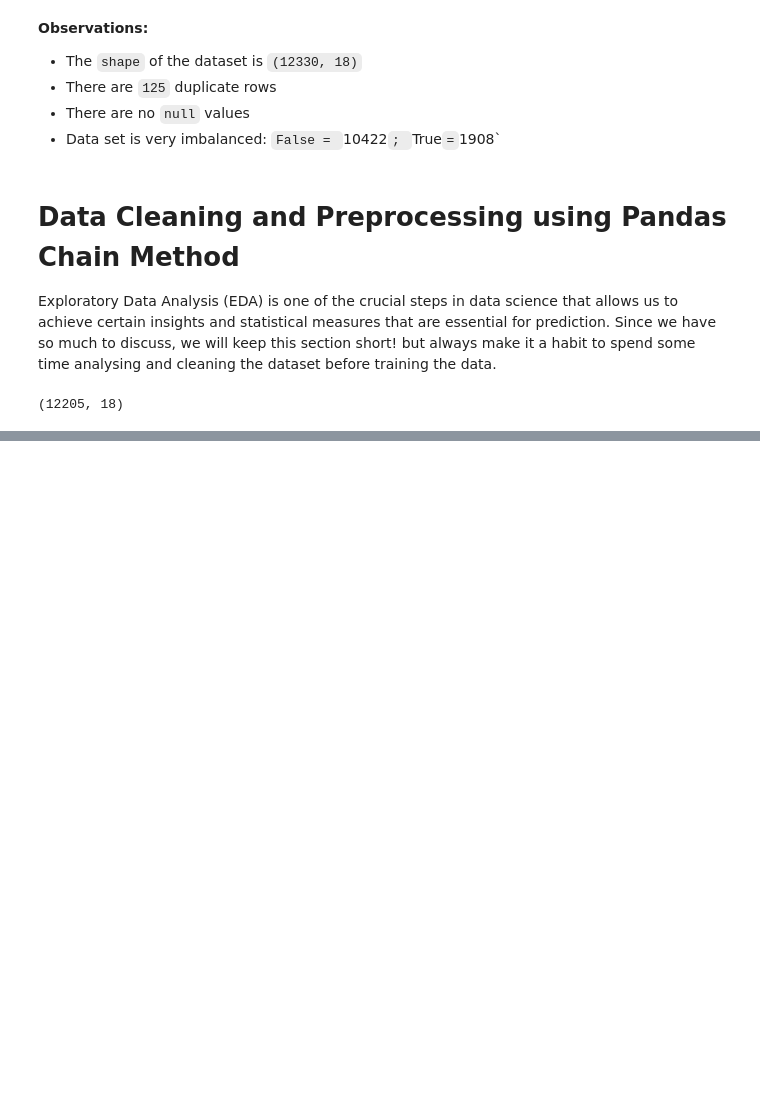
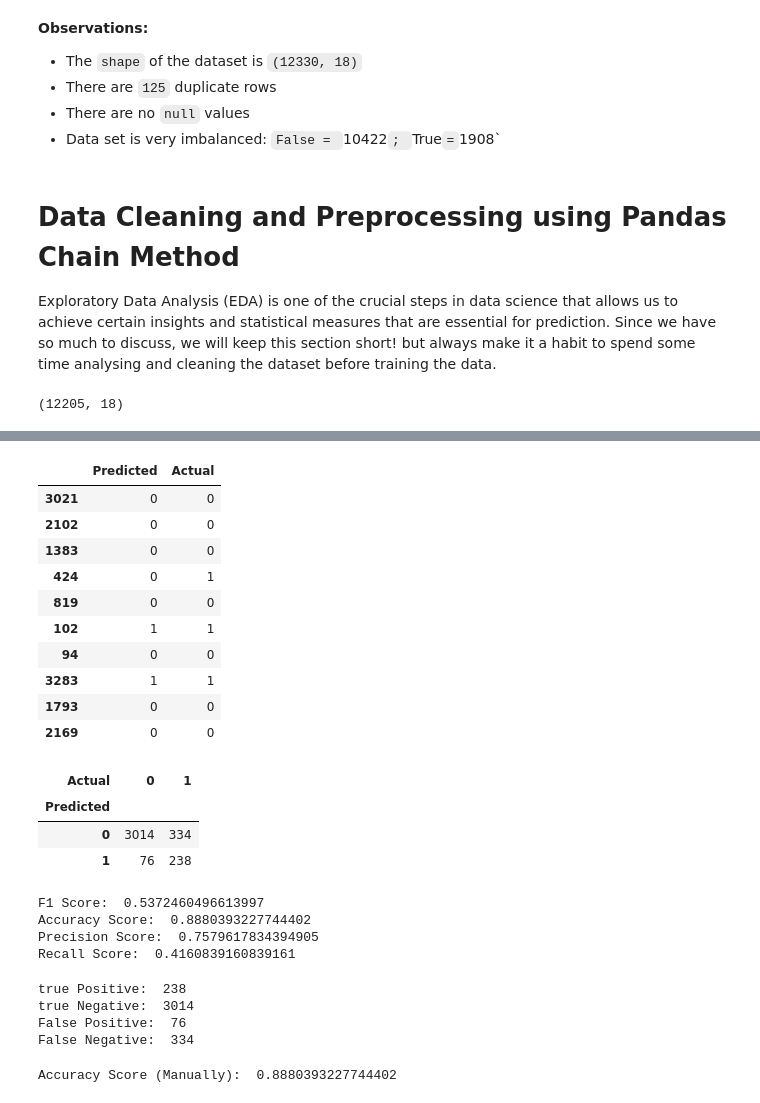
Before and after one commit to donadviser/ml-classification-projects, a Jupyter notebook: predicting-responses-to-marketing-campaigns/predictive_analytics_responses_to_maketing_campaigns.ipynb, the cells around one changed output, grey strips where cells are left out. Drawn from its saved outputs; the diff is of its cells as text; code cells hidden in the pictures; blank space fills up the shorter version.

```diff
--- a/predicting-responses-to-marketing-campaigns/predictive_analytics_responses_to_maketing_campaigns.ipynb
+++ b/predicting-responses-to-marketing-campaigns/predictive_analytics_responses_to_maketing_campaigns.ipynb
@@ -186,0 +213,2 @@ memory usage: 1.5+ MB
+# %%
+numerical_features = df.drop("revenue", axis=1).columns.difference(categorical_features)
@@ -186,0 +237,13 @@ memory usage: 1.5+ MB
+# %%
+# Custom transformer to convert bool columns to int
+class BoolToIntTransformer(BaseEstimator, TransformerMixin):
+    def __init__(self, column):
+        self.column = column
+
+    def fit(self, X, y=None):
+        return self
+
+    def transform(self, X):
+        X_copy = X.copy()
+        X_copy[self.column] = X_copy[self.column].astype(int)
+        return X_copy
@@ -186,0 +288,2 @@ memory usage: 1.5+ MB
+# %%
+pipeline.fit(X_train, y_train)
@@ -186,0 +324,63 @@ memory usage: 1.5+ MB
+# %%
+y_pred = pipeline.predict(X_test)
+
+predict_vs_actual_df = pd.DataFrame({"Predicted": y_pred, "Actual": y_test})
+
+predict_vs_actual_df.sample(10)
+# %% [output]
+|  | Predicted | Actual |
+| 3021 | 0 | 0 |
+| 2102 | 0 | 0 |
+| 1383 | 0 | 0 |
+| 424 | 0 | 1 |
+| 819 | 0 | 0 |
+| 102 | 1 | 1 |
+| 94 | 0 | 0 |
+| 3283 | 1 | 1 |
+| 1793 | 0 | 0 |
+| 2169 | 0 | 0 |
+# %%
+confusion_matrix_clf = pd.crosstab(predict_vs_actual_df["Predicted"], predict_vs_actual_df["Actual"])
+
+confusion_matrix_clf
+# %% [output]
+| Actual | 0 | 1 |
+| Predicted |  |  |
+| 0 | 3014 | 334 |
+| 1 | 76 | 238 |
+# %%
+f1score = f1_score(y_test, y_pred)
+accuracy = accuracy_score(y_test, y_pred)
+precision = precision_score(y_test, y_pred)
+recall = recall_score(y_test, y_pred)
+
+print("F1 Score: ", f1score)
+print("Accuracy Score: ", accuracy)
+print("Precision Score: ", precision)
+print("Recall Score: ", recall)
+# %% [output]
+F1 Score:  0.5372460496613997
+Accuracy Score:  0.8880393227744402
+Precision Score:  0.7579617834394905
+Recall Score:  0.4160839160839161
+# %%
+true_pos = confusion_matrix_clf[1][1]
+true_neg = confusion_matrix_clf[0][0]
+false_pos = confusion_matrix_clf[0][1]
+false_neg = confusion_matrix_clf[1][0]
+
+print("true Positive: ", true_pos)
+print("true Negative: ", true_neg)
+print("False Positive: ", false_pos)
+print("False Negative: ", false_neg)
+# %% [output]
+true Positive:  238
+true Negative:  3014
+False Positive:  76
+False Negative:  334
+# %%
+manual_accuracy = (true_pos + true_neg) / (true_pos + false_pos + true_neg + false_neg)
+
+print("Accuracy Score (Manually): ", manual_accuracy)
+# %% [output]
+Accuracy Score (Manually):  0.8880393227744402
```
Also changed, not shown: parts of 22 cells of this notebook.
